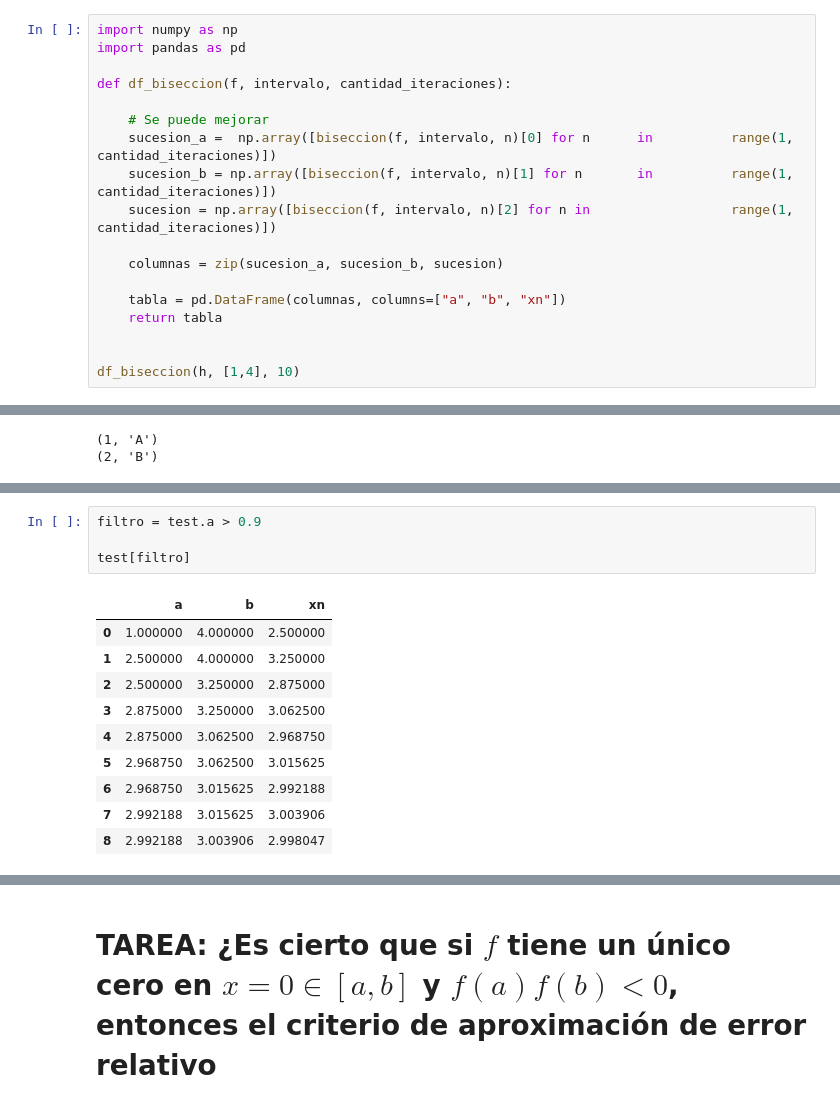
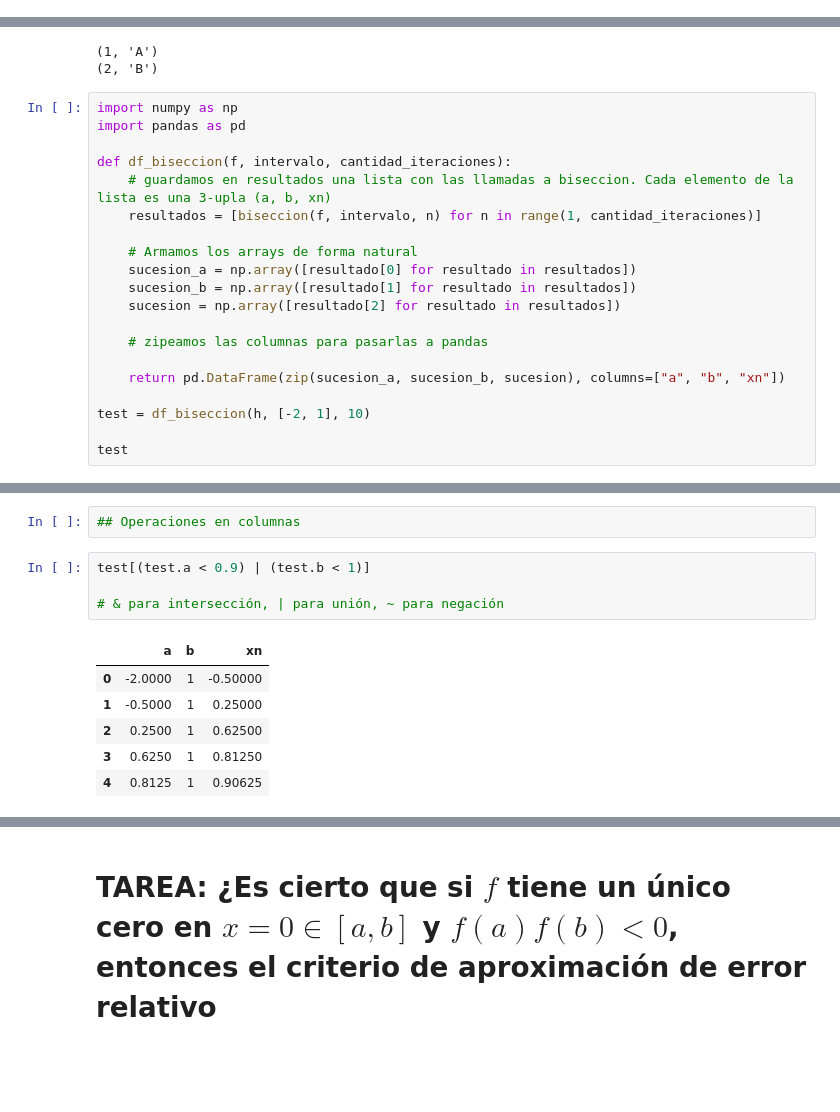
Before and after one commit to codingsilverwolf/computacion-cientifica-2025, a Jupyter notebook: clase_cc_06_05_2025.ipynb, the cells around one changed output, grey strips where cells are left out. Saved outputs shown, nothing was run; the diff lists cells and outputs as text; blank space fills up the shorter version.

```diff
--- a/clase_cc_06_05_2025.ipynb
+++ b/clase_cc_06_05_2025.ipynb
@@ -39,18 +36,0 @@ biseccion(h, [1, 4], 1)
-# %%
-import numpy as np
-import pandas as pd
-
-def df_biseccion(f, intervalo, cantidad_iteraciones):
-
-    # Se puede mejorar
-    sucesion_a =  np.array([biseccion(f, intervalo, n)[0] for n      in          range(1, cantidad_iteraciones)])
-    sucesion_b = np.array([biseccion(f, intervalo, n)[1] for n       in          range(1, cantidad_iteraciones)])
-    sucesion = np.array([biseccion(f, intervalo, n)[2] for n in                  range(1, cantidad_iteraciones)])
-
-    columnas = zip(sucesion_a, sucesion_b, sucesion)
-
-    tabla = pd.DataFrame(columnas, columns=["a", "b", "xn"])
-    return tabla
-
-
-df_biseccion(h, [1,4], 10)
@@ -91,3 +45,23 @@ for elemento in zipeado:
 # %% [output]
 (1, 'A')
 (2, 'B')
+# %%
+import numpy as np
+import pandas as pd
+
+def df_biseccion(f, intervalo, cantidad_iteraciones):
+    # guardamos en resultados una lista con las llamadas a biseccion. Cada elemento de la lista es una 3-upla (a, b, xn)
+    resultados = [biseccion(f, intervalo, n) for n in range(1, cantidad_iteraciones)]
+
+    # Armamos los arrays de forma natural
+    sucesion_a = np.array([resultado[0] for resultado in resultados])
+    sucesion_b = np.array([resultado[1] for resultado in resultados])
+    sucesion = np.array([resultado[2] for resultado in resultados])
+
+    # zipeamos las columnas para pasarlas a pandas
+
+    return pd.DataFrame(zip(sucesion_a, sucesion_b, sucesion), columns=["a", "b", "xn"])
+
+test = df_biseccion(h, [-2, 1], 10)
+
+test
@@ -94,15 +114,13 @@ for elemento in zipeado:
+# %%
+## Operaciones en columnas
 # %%
-filtro = test.a > 0.9
+test[(test.a < 0.9) | (test.b < 1)]
 
-test[filtro]
+# & para intersección, | para unión, ~ para negación
 # %% [output]
 |  | a | b | xn |
-| 0 | 1.000000 | 4.000000 | 2.500000 |
-| 1 | 2.500000 | 4.000000 | 3.250000 |
-| 2 | 2.500000 | 3.250000 | 2.875000 |
-| 3 | 2.875000 | 3.250000 | 3.062500 |
-| 4 | 2.875000 | 3.062500 | 2.968750 |
-| 5 | 2.968750 | 3.062500 | 3.015625 |
-| 6 | 2.968750 | 3.015625 | 2.992188 |
-| 7 | 2.992188 | 3.015625 | 3.003906 |
-| 8 | 2.992188 | 3.003906 | 2.998047 |
+| 0 | -2.0000 | 1 | -0.50000 |
+| 1 | -0.5000 | 1 | 0.25000 |
+| 2 | 0.2500 | 1 | 0.62500 |
+| 3 | 0.6250 | 1 | 0.81250 |
+| 4 | 0.8125 | 1 | 0.90625 |
```
Also changed, not shown: parts of 24 cells of this notebook, 2 other files.
